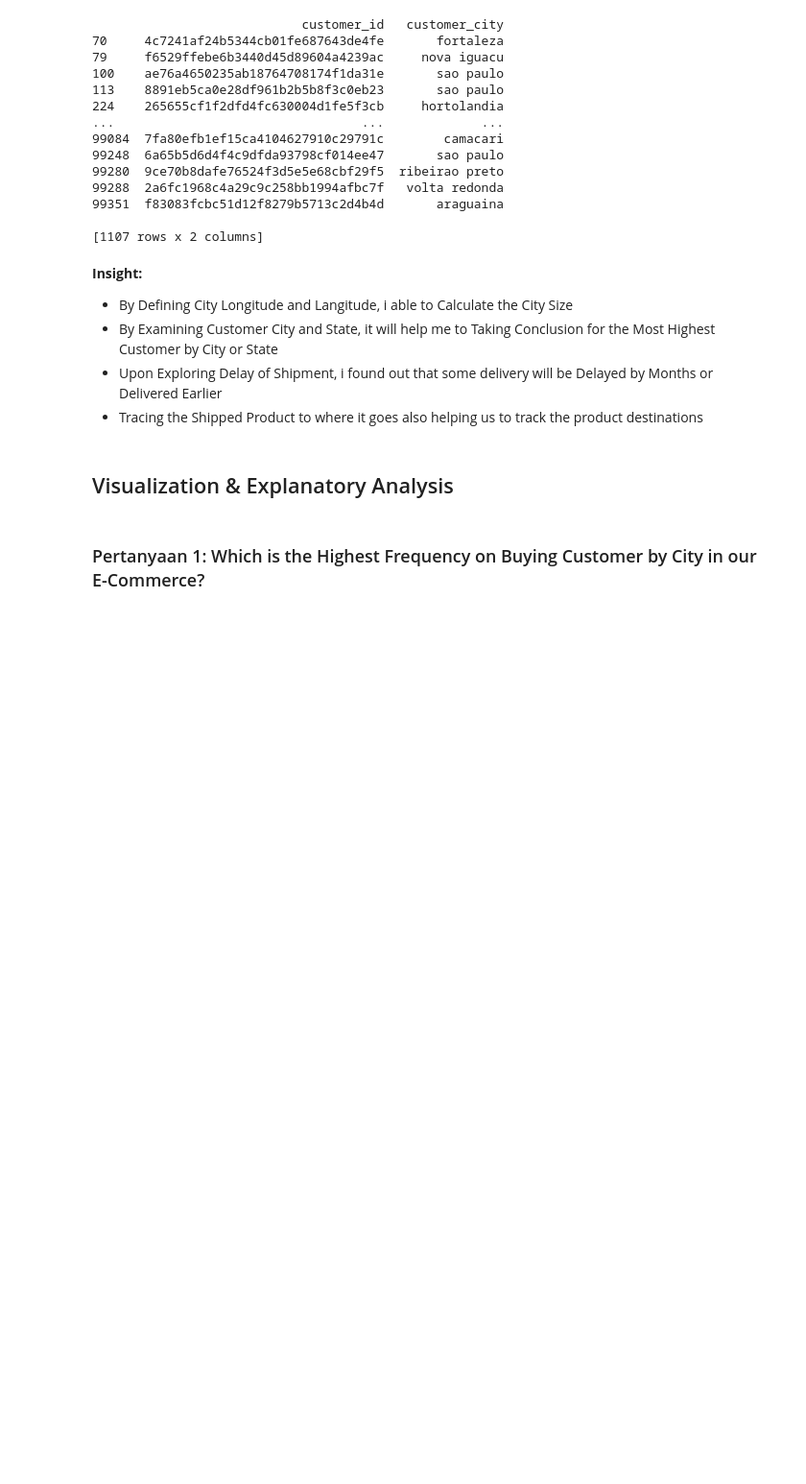
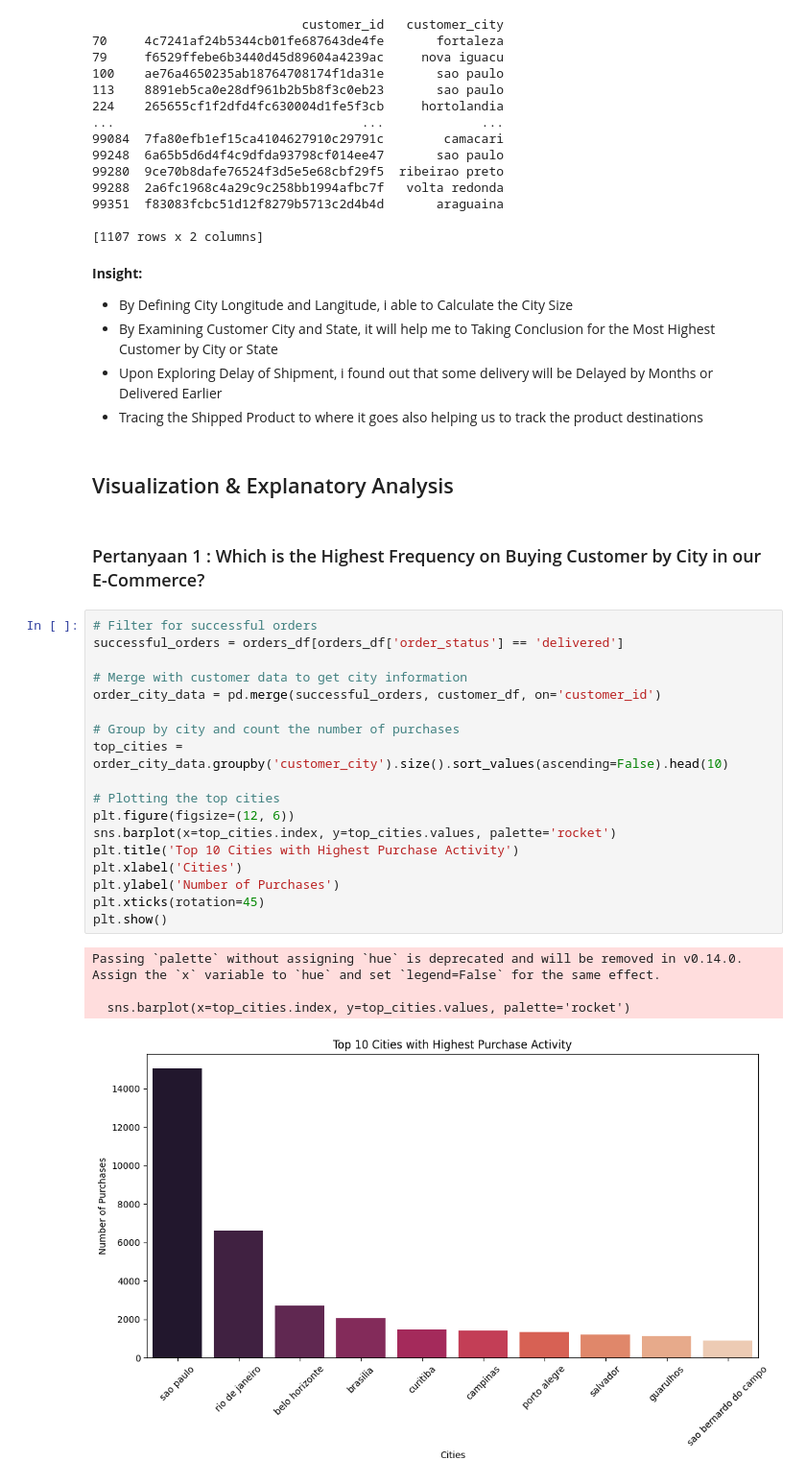
Before and after one commit to Bayhaqieee/Brazil_Ecommerce_Analyze, a Jupyter notebook: notebook.ipynb, the cells around one changed output. Shown at 96% size. Saved outputs shown, nothing was run; the diff lists cells and outputs as text; blank space fills up the shorter version.

Commit message:
SAD - Dataset Visualization

```diff
--- a/notebook.ipynb
+++ b/notebook.ipynb
@@ -1218,4 +1219,27 @@ print(result)
 # %% [markdown]
 ## Visualization & Explanatory Analysis
 # %% [markdown]
-### Pertanyaan 1: Which is the Highest Frequency on Buying Customer by City in our E-Commerce?
+### Pertanyaan 1 : Which is the Highest Frequency on Buying Customer by City in our E-Commerce?
+# %%
+# Filter for successful orders
+successful_orders = orders_df[orders_df['order_status'] == 'delivered']
+
+# Merge with customer data to get city information
+order_city_data = pd.merge(successful_orders, customer_df, on='customer_id')
+
+# Group by city and count the number of purchases
+top_cities = order_city_data.groupby('customer_city').size().sort_values(ascending=False).head(10)
+
+# Plotting the top cities
+plt.figure(figsize=(12, 6))
+sns.barplot(x=top_cities.index, y=top_cities.values, palette='rocket')
+plt.title('Top 10 Cities with Highest Purchase Activity')
+plt.xlabel('Cities')
+plt.ylabel('Number of Purchases')
+plt.xticks(rotation=45)
+plt.show()
+# %% [output]
+Passing `palette` without assigning `hue` is deprecated and will be removed in v0.14.0. Assign the `x` variable to `hue` and set `legend=False` for the same effect.
+
+  sns.barplot(x=top_cities.index, y=top_cities.values, palette='rocket')
+[figure, added]
```
Also changed, not shown: parts of 12 cells of this notebook.
